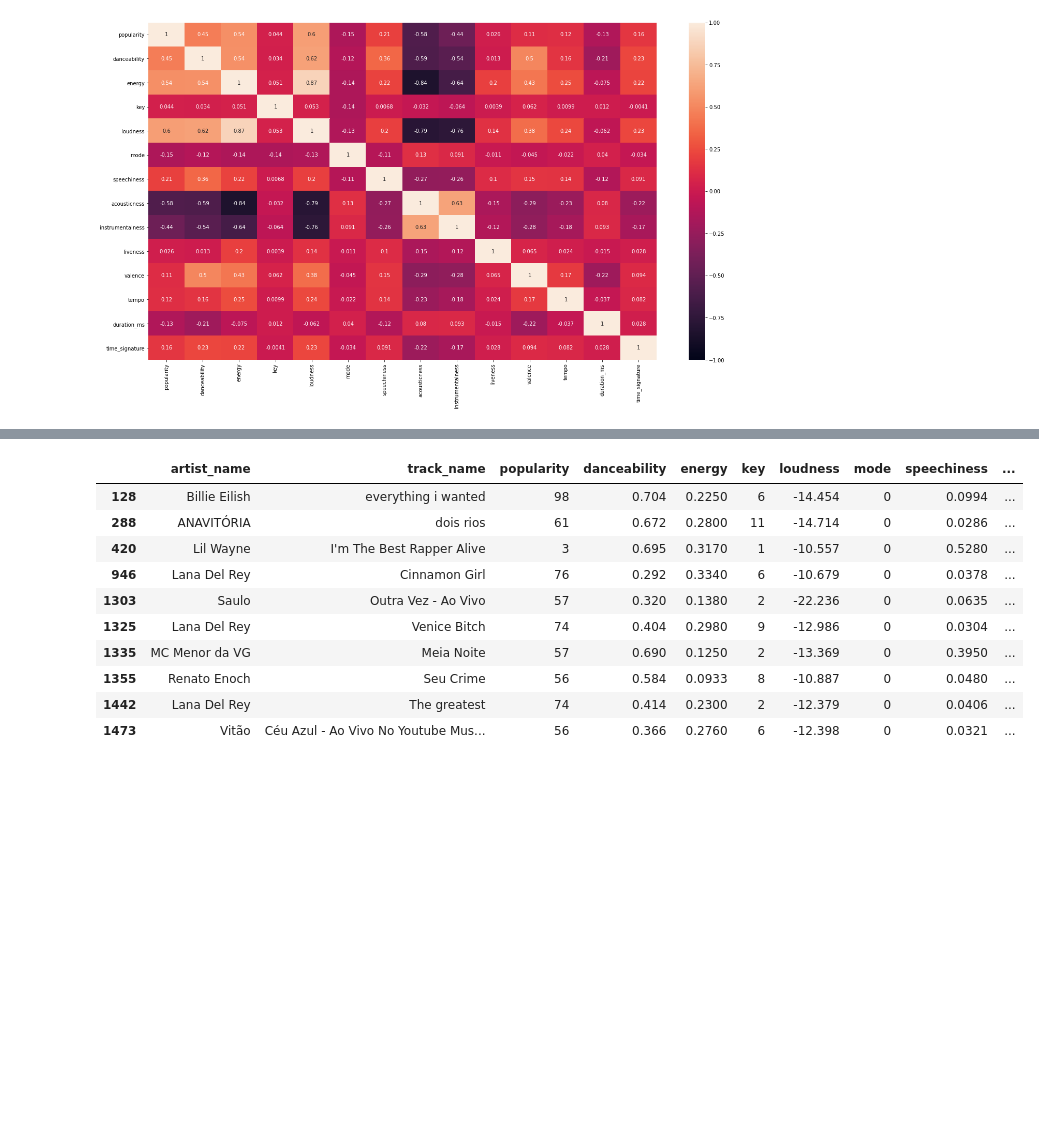
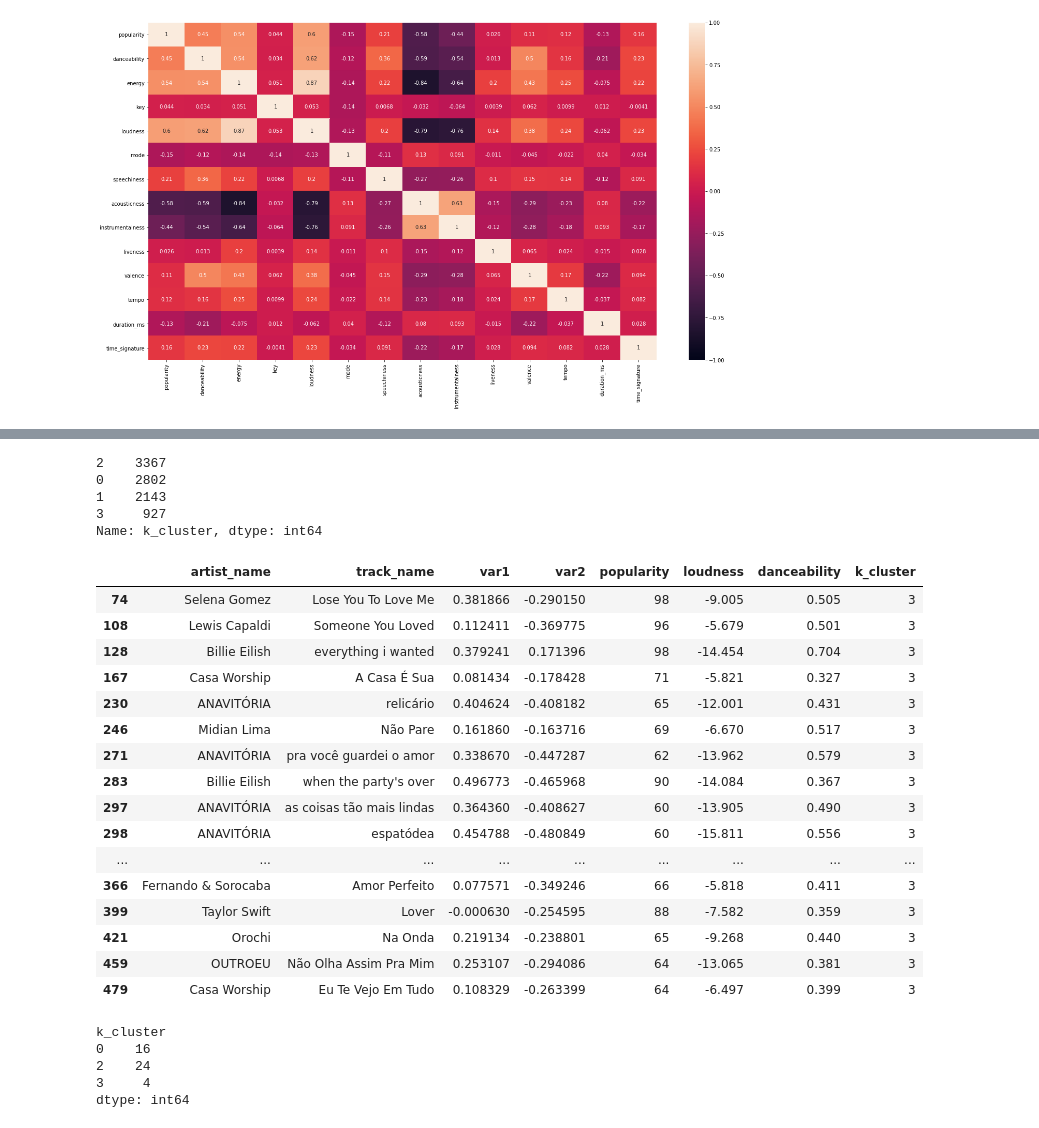
Before and after one commit to guimaraaes/data-science, a Jupyter notebook: kmeans_spotify_data_with_audio_features.ipynb, the cells around one changed output, grey strips where cells are left out. Drawn from its saved outputs; the diff is of its cells as text; code cells hidden in the pictures; blank space fills up the shorter version.

```diff
--- a/kmeans_spotify_data_with_audio_features.ipynb
+++ b/kmeans_spotify_data_with_audio_features.ipynb
@@ -217,0 +360,3 @@ sns.regplot(x=data_brazil['loudness'], y=data_brazil['instrumentalness'], ax=axe
+# %%
+fig = sns.heatmap(pca_data.corr(), vmax=1, vmin=-1, annot=True)
+pca_data.drop(columns='var3', inplace=True)
@@ -262,13 +413,20 @@ scaled_br.columns = spotify_cols_br
+# %%
+
+spotify_num_pca = pca_data.drop(pca_data.columns[[0, 1]], axis=1)
+spotify_cols_pca = pca_data.columns[2:]
+scaler = MinMaxScaler();
+scaled_pca = pd.DataFrame(scaler.fit_transform(spotify_num_pca))
+scaled_pca.columns = spotify_cols_pca
 # %%
-wcss = []
+wcss_pca = []
 for i in range(1,15):
   kmeans = KMeans(n_clusters=i, init='k-means++', max_iter=300, n_init=10, random_state=0)
   # kmeans.fit(spotify_num)
-  kmeans.fit(scaled)
-  wcss.append(kmeans.inertia_)
+  kmeans.fit(scaled_pca)
+  wcss_pca.append(kmeans.inertia_)
 plt.figure(figsize=(15,5))
-plt.plot(range(1,15), wcss, 'o')
-plt.plot(range(1,15), wcss, '-', alpha=0.5)
+plt.plot(range(1,15), wcss_pca, 'o')
+plt.plot(range(1,15), wcss_pca, '-', alpha=0.5)
 plt.title('elbow method')
 plt.xlabel('number cluters')
 plt.ylabel('wcss')
@@ -308,4 +443,6 @@ Diferença entre os elementos: [-2787.62575592 -1649.21795833  -446.06857929  -3
 # %%
-k_means = KMeans(n_clusters=6, init='k-means++', max_iter=300, n_init=10, random_state=0)
-y_kmeans = k_means.fit_predict(scaled_br)
-# y_kmeans
+k_means = KMeans(n_clusters=4, init='k-means++', max_iter=300, n_init=10, random_state=0)
+y_kmeans = k_means.fit_predict(scaled_pca)
+df_kmeans = pd.DataFrame(data=y_kmeans, dtype=int)
+df_kmeans.columns = ['k_cluster']
+pca_data = pd.concat([pca_data, df_kmeans], axis=1)
@@ -370,14 +449,30 @@ data_brazil[data_brazil['k_cluster'] == 2].head(10)
+# %%
+# pca_data
+pca_data.groupby('k_cluster').count()
+pca_data['k_cluster'].value_counts()
+# %% [output]
+2    3367
+0    2802
+1    2143
+3     927
+Name: k_cluster, dtype: int64
 # %%
-data_brazil[data_brazil['k_cluster'] == 3].head(10)
+pca_data[pca_data['k_cluster'] == 3].head(20)
 # %% [output]
-|  | artist_name | track_name | popularity | danceability | energy | key | loudness | mode | speechiness | ... |
-| 128 | Billie Eilish | everything i wanted | 98 | 0.704 | 0.2250 | 6 | -14.454 | 0 | 0.0994 | ... |
-| 288 | ANAVITÓRIA | dois rios | 61 | 0.672 | 0.2800 | 11 | -14.714 | 0 | 0.0286 | ... |
-| 420 | Lil Wayne | I'm The Best Rapper Alive | 3 | 0.695 | 0.3170 | 1 | -10.557 | 0 | 0.5280 | ... |
-| 946 | Lana Del Rey | Cinnamon Girl | 76 | 0.292 | 0.3340 | 6 | -10.679 | 0 | 0.0378 | ... |
-| 1303 | Saulo | Outra Vez - Ao Vivo | 57 | 0.320 | 0.1380 | 2 | -22.236 | 0 | 0.0635 | ... |
-| 1325 | Lana Del Rey | Venice Bitch | 74 | 0.404 | 0.2980 | 9 | -12.986 | 0 | 0.0304 | ... |
-| 1335 | MC Menor da VG | Meia Noite | 57 | 0.690 | 0.1250 | 2 | -13.369 | 0 | 0.3950 | ... |
-| 1355 | Renato Enoch | Seu Crime | 56 | 0.584 | 0.0933 | 8 | -10.887 | 0 | 0.0480 | ... |
-| 1442 | Lana Del Rey | The greatest | 74 | 0.414 | 0.2300 | 2 | -12.379 | 0 | 0.0406 | ... |
-| 1473 | Vitão | Céu Azul - Ao Vivo No Youtube Mus... | 56 | 0.366 | 0.2760 | 6 | -12.398 | 0 | 0.0321 | ... |
+|  | artist_name | track_name | var1 | var2 | popularity | loudness | danceability | k_cluster |
+| 74 | Selena Gomez | Lose You To Love Me | 0.381866 | -0.290150 | 98 | -9.005 | 0.505 | 3 |
+| 108 | Lewis Capaldi | Someone You Loved | 0.112411 | -0.369775 | 96 | -5.679 | 0.501 | 3 |
+| 128 | Billie Eilish | everything i wanted | 0.379241 | 0.171396 | 98 | -14.454 | 0.704 | 3 |
+| 167 | Casa Worship | A Casa É Sua | 0.081434 | -0.178428 | 71 | -5.821 | 0.327 | 3 |
+| 230 | ANAVITÓRIA | relicário | 0.404624 | -0.408182 | 65 | -12.001 | 0.431 | 3 |
+| 246 | Midian Lima | Não Pare | 0.161860 | -0.163716 | 69 | -6.670 | 0.517 | 3 |
+| 271 | ANAVITÓRIA | pra você guardei o amor | 0.338670 | -0.447287 | 62 | -13.962 | 0.579 | 3 |
+| 283 | Billie Eilish | when the party's over | 0.496773 | -0.465968 | 90 | -14.084 | 0.367 | 3 |
+| 297 | ANAVITÓRIA | as coisas tão mais lindas | 0.364360 | -0.408627 | 60 | -13.905 | 0.490 | 3 |
+| 298 | ANAVITÓRIA | espatódea | 0.454788 | -0.480849 | 60 | -15.811 | 0.556 | 3 |
+| ... | ... | ... | ... | ... | ... | ... | ... | ... |
+| 366 | Fernando & Sorocaba | Amor Perfeito | 0.077571 | -0.349246 | 66 | -5.818 | 0.411 | 3 |
+| 399 | Taylor Swift | Lover | -0.000630 | -0.254595 | 88 | -7.582 | 0.359 | 3 |
+| 421 | Orochi | Na Onda | 0.219134 | -0.238801 | 65 | -9.268 | 0.440 | 3 |
+| 459 | OUTROEU | Não Olha Assim Pra Mim | 0.253107 | -0.294086 | 64 | -13.065 | 0.381 | 3 |
+| 479 | Casa Worship | Eu Te Vejo Em Tudo | 0.108329 | -0.263399 | 64 | -6.497 | 0.399 | 3 |
@@ -385,0 +479,10 @@ data_brazil[data_brazil['k_cluster'] == 5].head(10)
+# %%
+
+pca_data[pca_data['artist_name'] == 'Beyoncé'].groupby('k_cluster').size()
+# pca_data['artist_name'].describe(include=['O'])
+# %% [output]
+k_cluster
+0    16
+2    24
+3     4
+dtype: int64
```
Also changed, not shown: parts of 59 cells of this notebook.
